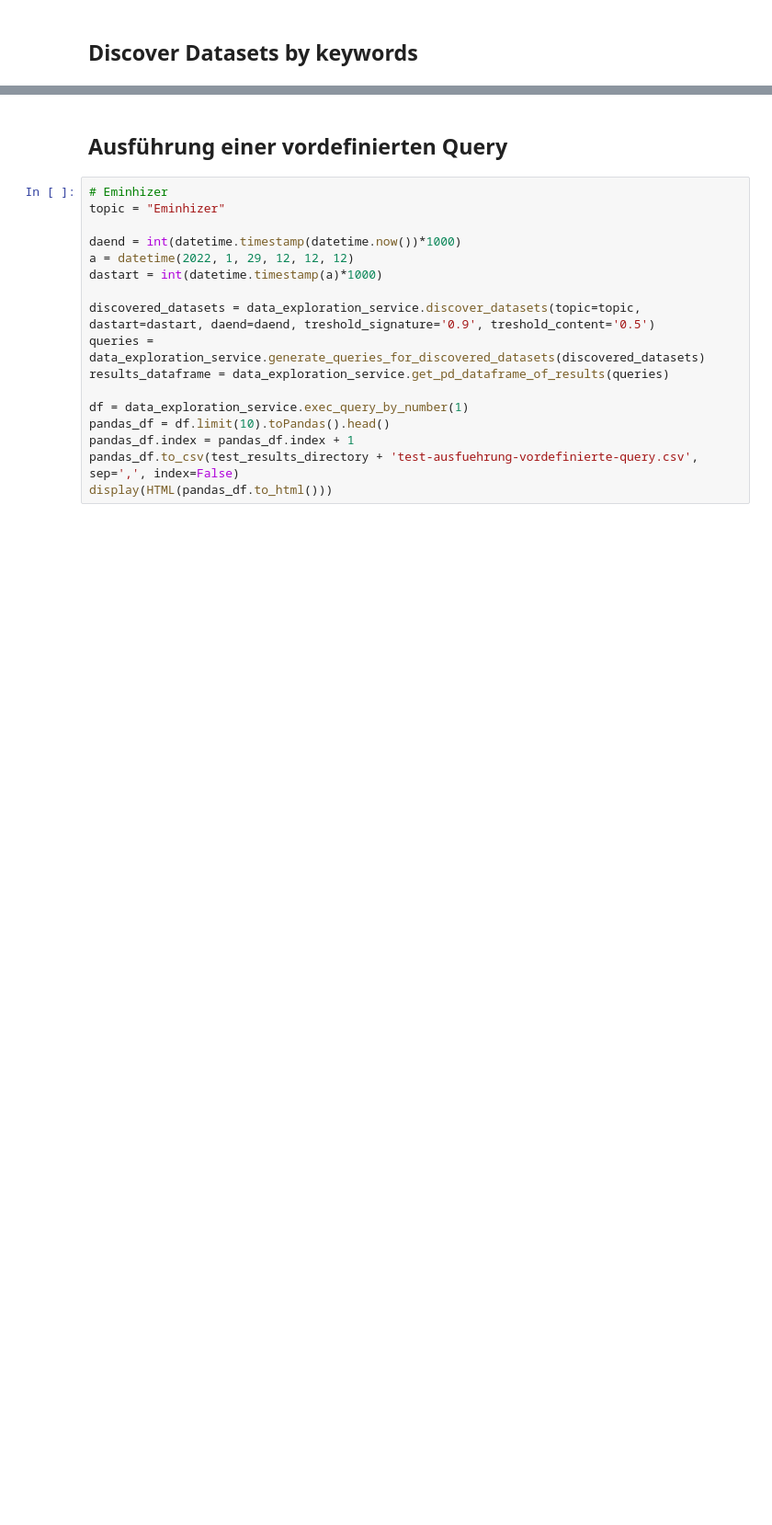
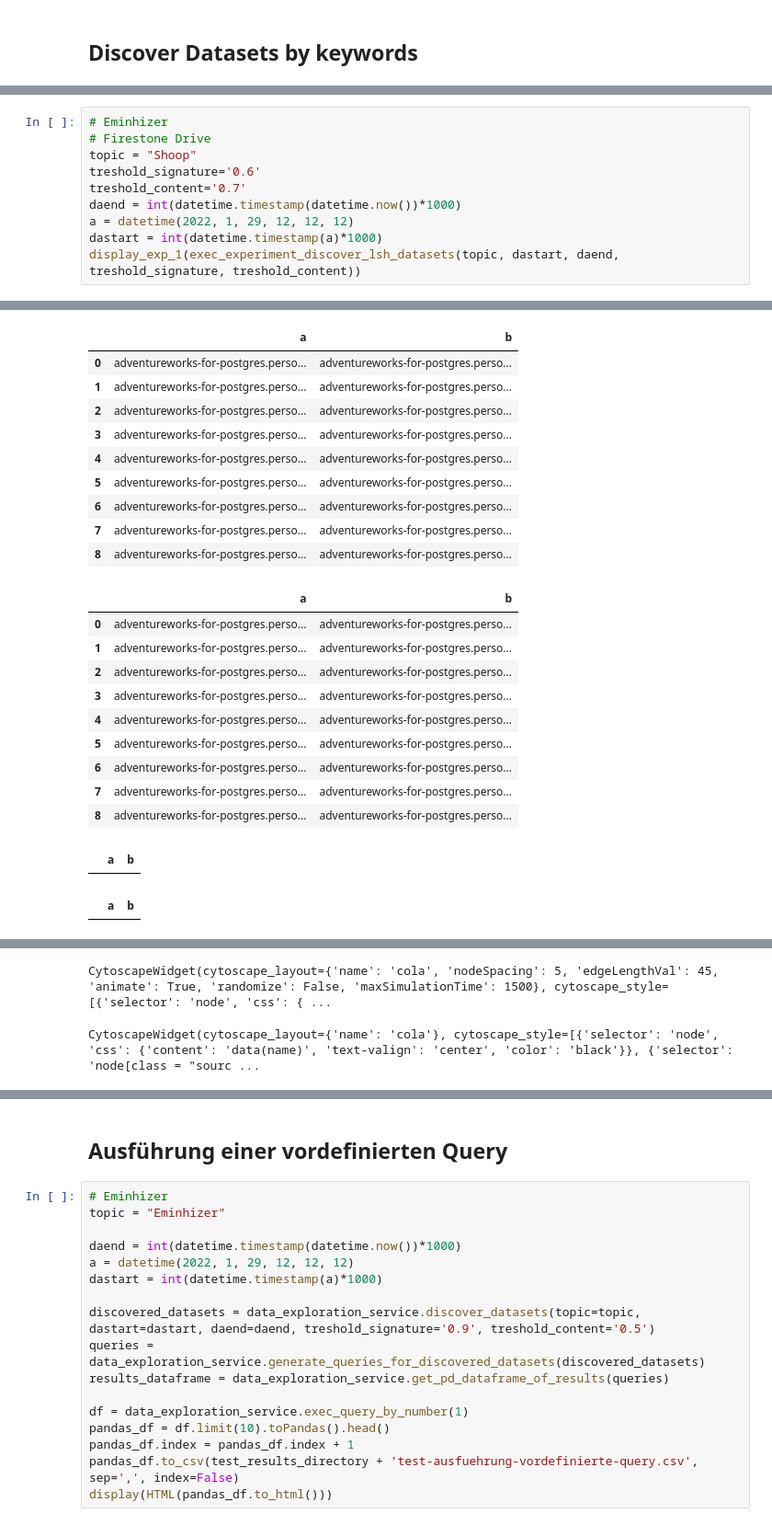
Before and after one commit to cdelmonte-zg/havel-datalake, a Jupyter notebook: havel.ipynb, the cells around one changed output, grey strips where cells are left out. Shown: that part at 92% size. Drawn from its saved outputs; the diff is of its cells as text; blank space fills up the shorter version.

```diff
--- a/havel.ipynb
+++ b/havel.ipynb
@@ -1716,0 +1999,11 @@ Dataset Discovery for topic Shoop, from date 01/29/2022, 12:12:12 to date 02/18/
+# %%
+# Eminhizer
+# Firestone Drive
+topic = "Shoop"
+treshold_signature='0.6'
+treshold_content='0.7'
+daend = int(datetime.timestamp(datetime.now())*1000)
+a = datetime(2022, 1, 29, 12, 12, 12)
+dastart = int(datetime.timestamp(a)*1000)
+display_exp_1(exec_experiment_discover_lsh_datasets(topic, dastart, daend, treshold_signature, treshold_content))
+# %% [output]
@@ -1716,0 +2011,22 @@ Dataset Discovery for topic Shoop, from date 01/29/2022, 12:12:12 to date 02/18/
+|  | a | b |
+| 0 | adventureworks-for-postgres.perso... | adventureworks-for-postgres.perso... |
+| 1 | adventureworks-for-postgres.perso... | adventureworks-for-postgres.perso... |
+| 2 | adventureworks-for-postgres.perso... | adventureworks-for-postgres.perso... |
+| 3 | adventureworks-for-postgres.perso... | adventureworks-for-postgres.perso... |
+| 4 | adventureworks-for-postgres.perso... | adventureworks-for-postgres.perso... |
+| 5 | adventureworks-for-postgres.perso... | adventureworks-for-postgres.perso... |
+| 6 | adventureworks-for-postgres.perso... | adventureworks-for-postgres.perso... |
+| 7 | adventureworks-for-postgres.perso... | adventureworks-for-postgres.perso... |
+| 8 | adventureworks-for-postgres.perso... | adventureworks-for-postgres.perso... |
+|  | a | b |
+| 0 | adventureworks-for-postgres.perso... | adventureworks-for-postgres.perso... |
+| 1 | adventureworks-for-postgres.perso... | adventureworks-for-postgres.perso... |
+| 2 | adventureworks-for-postgres.perso... | adventureworks-for-postgres.perso... |
+| 3 | adventureworks-for-postgres.perso... | adventureworks-for-postgres.perso... |
+| 4 | adventureworks-for-postgres.perso... | adventureworks-for-postgres.perso... |
+| 5 | adventureworks-for-postgres.perso... | adventureworks-for-postgres.perso... |
+| 6 | adventureworks-for-postgres.perso... | adventureworks-for-postgres.perso... |
+| 7 | adventureworks-for-postgres.perso... | adventureworks-for-postgres.perso... |
+| 8 | adventureworks-for-postgres.perso... | adventureworks-for-postgres.perso... |
+|  | a | b |
+|  | a | b |
@@ -1716,0 +2035,2 @@ Dataset Discovery for topic Shoop, from date 01/29/2022, 12:12:12 to date 02/18/
+CytoscapeWidget(cytoscape_layout={'name': 'cola', 'nodeSpacing': 5, 'edgeLengthVal': 45, 'animate': True, 'randomize': False, 'maxSimulationTime': 1500}, cytoscape_style=[{'selector': 'node', 'css': { ...
+CytoscapeWidget(cytoscape_layout={'name': 'cola'}, cytoscape_style=[{'selector': 'node', 'css': {'content': 'data(name)', 'text-valign': 'center', 'color': 'black'}}, {'selector': 'node[class = "sourc ...
```
Also changed, not shown: parts of 20 cells of this notebook, 2 other files.
